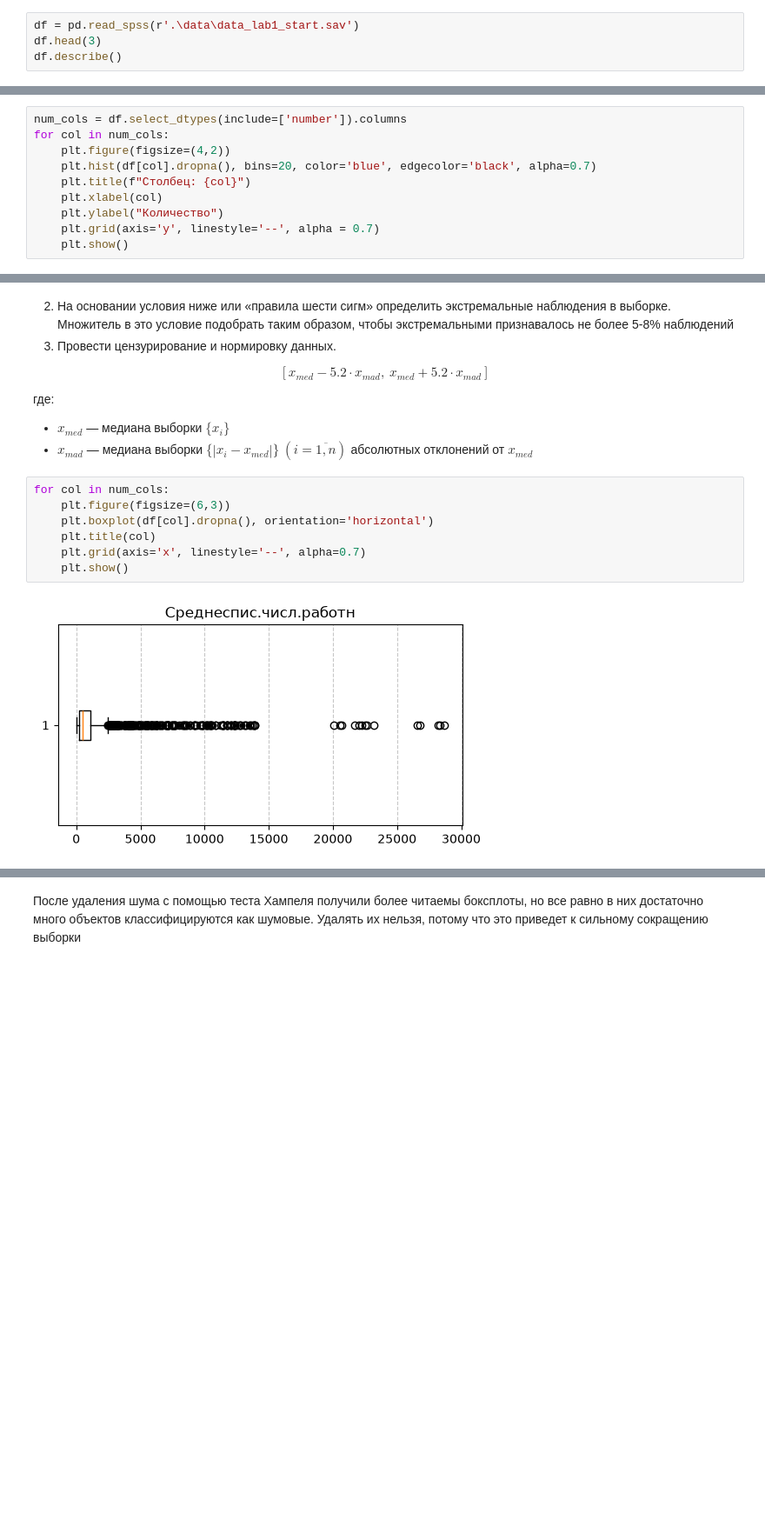
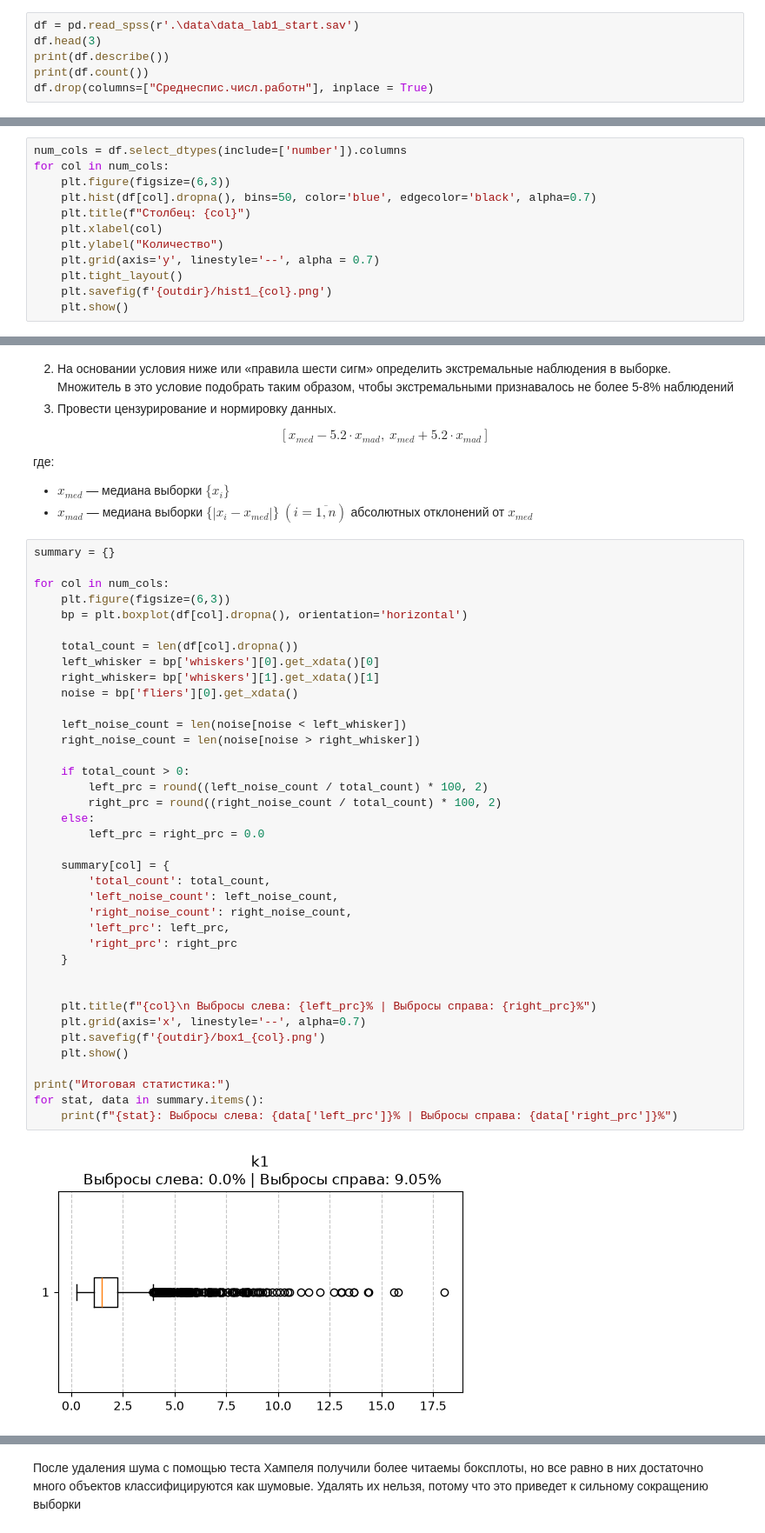
Before and after one commit to vaniiaaa/DAEFI, a Jupyter notebook: lab1_corr_analysis.ipynb, the cells around one changed output, grey strips where cells are left out. Shown at 87% size. Saved outputs shown, nothing was run; the diff lists cells and outputs as text; blank space fills up the shorter version.

Commit message:
adjusted boxplot added

```diff
--- a/lab1_corr_analysis.ipynb
+++ b/lab1_corr_analysis.ipynb
@@ -17,5 +23,7 @@ from sklearn.preprocessing import StandardScaler
 # %%
 df = pd.read_spss(r'.\data\data_lab1_start.sav')
 df.head(3)
-df.describe()
+print(df.describe())
+print(df.count())
+df.drop(columns=["Cреднеспис.числ.работн"], inplace = True)
 # %% [output]
@@ -32,11 +47,13 @@ df.describe()
 # %%
 num_cols = df.select_dtypes(include=['number']).columns
 for col in num_cols:
-    plt.figure(figsize=(4,2))
-    plt.hist(df[col].dropna(), bins=20, color='blue', edgecolor='black', alpha=0.7)
+    plt.figure(figsize=(6,3))
+    plt.hist(df[col].dropna(), bins=50, color='blue', edgecolor='black', alpha=0.7)
     plt.title(f"Столбец: {col}")
     plt.xlabel(col)
     plt.ylabel("Количество")
     plt.grid(axis='y', linestyle='--', alpha = 0.7)
+    plt.tight_layout()
+    plt.savefig(f'{outdir}/hist1_{col}.png')
     plt.show()
 # %% [output]
@@ -70,11 +87,42 @@ $$[x_{med} - 5.2 \cdot x_{mad}, \ x_{med} + 5.2 \cdot x_{mad}]$$
 * $x_{med}$ — медиана выборки $\{x_i\}$
 * $x_{mad}$ — медиана выборки $\{|x_i - x_{med}|\} \ (i = \overline{1, n})$ абсолютных отклонений от $x_{med}$
 # %%
+summary = {}
+
 for col in num_cols:
     plt.figure(figsize=(6,3))
-    plt.boxplot(df[col].dropna(), orientation='horizontal')
-    plt.title(col)
+    bp = plt.boxplot(df[col].dropna(), orientation='horizontal')
+
+    total_count = len(df[col].dropna())
+    left_whisker = bp['whiskers'][0].get_xdata()[0]
+    right_whisker= bp['whiskers'][1].get_xdata()[1]
+    noise = bp['fliers'][0].get_xdata()
+
+    left_noise_count = len(noise[noise < left_whisker])
+    right_noise_count = len(noise[noise > right_whisker])
+
+    if total_count > 0:
+        left_prc = round((left_noise_count / total_count) * 100, 2)
+        right_prc = round((right_noise_count / total_count) * 100, 2)
+    else:
+        left_prc = right_prc = 0.0
+
+    summary[col] = {
+        'total_count': total_count,
+        'left_noise_count': left_noise_count,
+        'right_noise_count': right_noise_count,
+        'left_prc': left_prc,
+        'right_prc': right_prc
+    }
+
+
+    plt.title(f"{col}\n Выбросы слева: {left_prc}% | Выбросы справа: {right_prc}%")
     plt.grid(axis='x', linestyle='--', alpha=0.7)
+    plt.savefig(f'{outdir}/box1_{col}.png')
     plt.show()
+
+print("Итоговая статистика:")
+for stat, data in summary.items():
+    print(f"{stat}: Выбросы слева: {data['left_prc']}% | Выбросы справа: {data['right_prc']}%")
 # %% [output]
-[figure, old version]
+[figure, new version]
```
Also changed, not shown: parts of 10 cells of this notebook.
